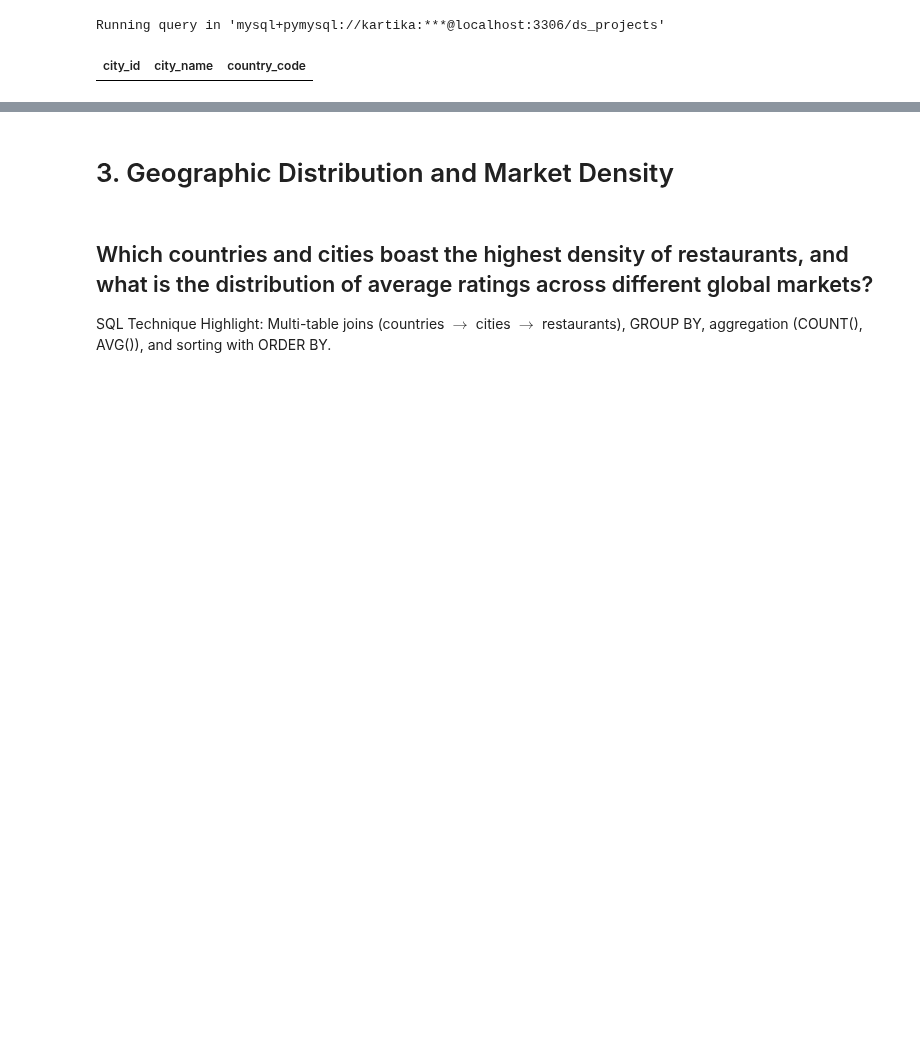
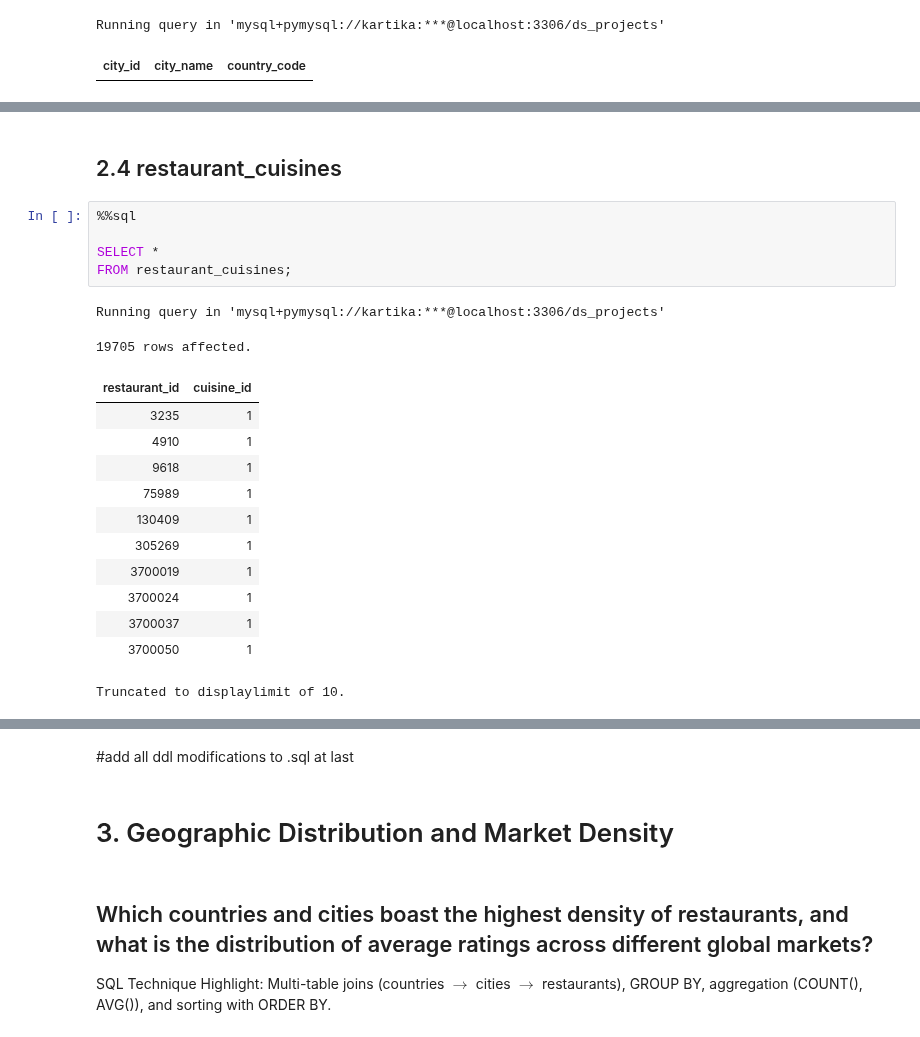
Before and after one commit to Kartika-Nidhi/Restaurant_Analysis_SQL, a Jupyter notebook: Restaurant_Analysis_SQl.ipynb, the cells around one changed output, grey strips where cells are left out. Cells and saved outputs as stored; diff of their text form; blank space fills up the shorter version.

Commit message:
individual table inspection 2/3 completed

```diff
--- a/Restaurant_Analysis_SQl.ipynb
+++ b/Restaurant_Analysis_SQl.ipynb
@@ -293,5 +319,29 @@ Running query in 'mysql+pymysql://kartika:***@localhost:3306/ds_projects'
+# %% [markdown]
+## 2.4 restaurant_cuisines
+# %%
+%%sql
+
+SELECT *
+FROM restaurant_cuisines;
+# %% [output]
+Running query in 'mysql+pymysql://kartika:***@localhost:3306/ds_projects'
+19705 rows affected.
+| restaurant_id | cuisine_id |
+| 3235 | 1 |
+| 4910 | 1 |
+| 9618 | 1 |
+| 75989 | 1 |
+| 130409 | 1 |
+| 305269 | 1 |
+| 3700019 | 1 |
+| 3700024 | 1 |
+| 3700037 | 1 |
+| 3700050 | 1 |
+Truncated to displaylimit of 10.
 # %% [markdown]
 <div>
+# %% [markdown]
+#add all ddl modifications to .sql at last
 # %% [markdown]
 # 3. Geographic Distribution and Market Density
 # %% [markdown]
```
Also changed, not shown: parts of 6 cells of this notebook.
